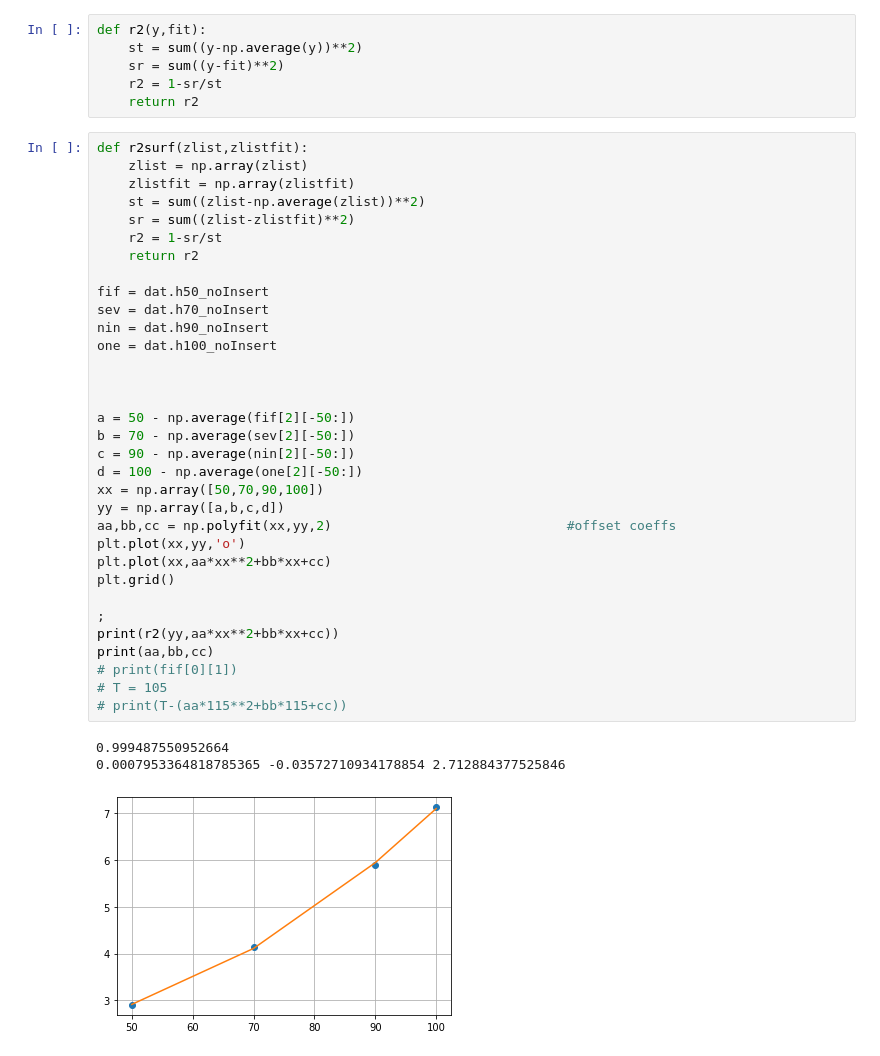
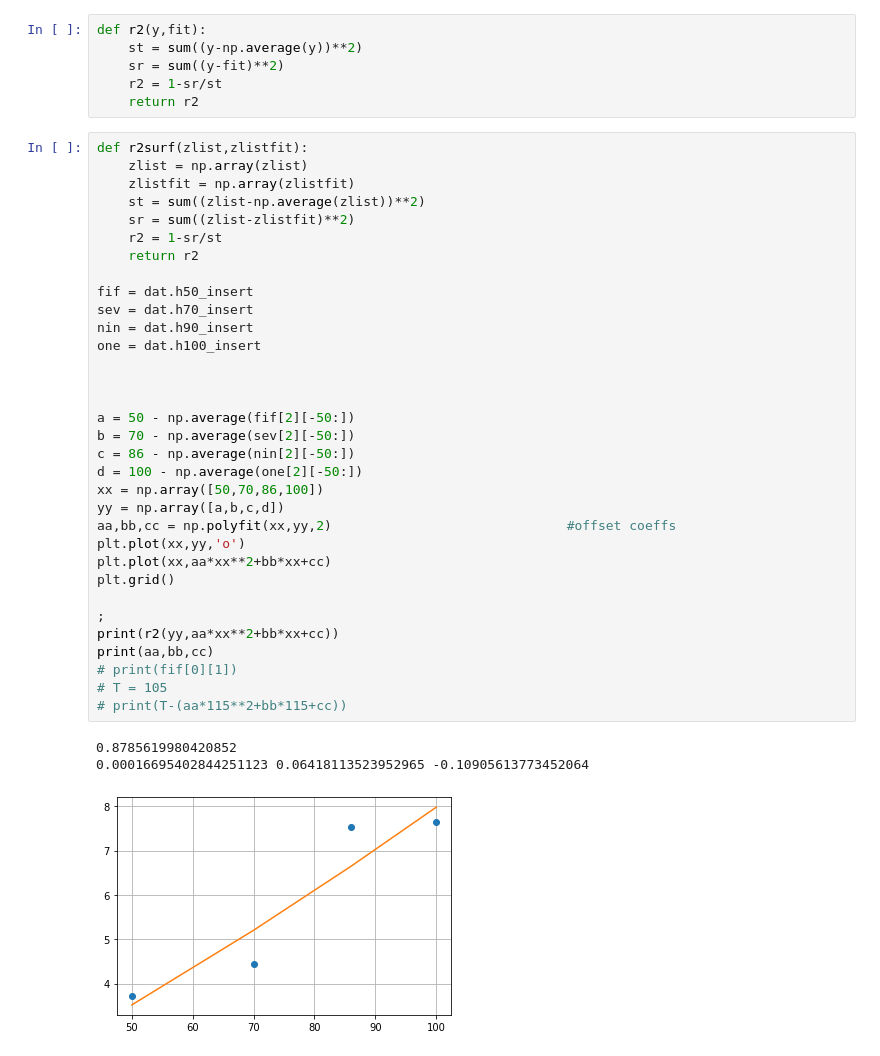
Before and after one commit to joshlwhitehead/work, a Jupyter notebook: analysis/heat/dataqstuff/kalman.ipynb, the cells around one changed output. Saved outputs shown, nothing was run; the diff lists cells and outputs as text.

```diff
--- a/analysis/heat/dataqstuff/kalman.ipynb
+++ b/analysis/heat/dataqstuff/kalman.ipynb
@@ -11,40 +11,40 @@ def r2(y,fit):
 # %%
 def r2surf(zlist,zlistfit):
     zlist = np.array(zlist)
     zlistfit = np.array(zlistfit)
     st = sum((zlist-np.average(zlist))**2)
     sr = sum((zlist-zlistfit)**2)
     r2 = 1-sr/st
     return r2
 
-fif = dat.h50_noInsert
-sev = dat.h70_noInsert
-nin = dat.h90_noInsert
-one = dat.h100_noInsert
+fif = dat.h50_insert
+sev = dat.h70_insert
+nin = dat.h90_insert
+one = dat.h100_insert
 
 
 
 a = 50 - np.average(fif[2][-50:])
 b = 70 - np.average(sev[2][-50:])
-c = 90 - np.average(nin[2][-50:])
+c = 86 - np.average(nin[2][-50:])
 d = 100 - np.average(one[2][-50:])
-xx = np.array([50,70,90,100])
+xx = np.array([50,70,86,100])
 yy = np.array([a,b,c,d])
 aa,bb,cc = np.polyfit(xx,yy,2)                              #offset coeffs
 plt.plot(xx,yy,'o')
 plt.plot(xx,aa*xx**2+bb*xx+cc)
 plt.grid()
 
 ;
 print(r2(yy,aa*xx**2+bb*xx+cc))
 print(aa,bb,cc)
 # print(fif[0][1])
 # T = 105
 # print(T-(aa*115**2+bb*115+cc))
 # %% [output]
-0.999487550952664
-0.0007953364818785365 -0.03572710934178854 2.712884377525846
+0.8785619980420852
+0.00016695402844251123 0.06418113523952965 -0.10905613773452064
-[figure, old version]
+[figure, new version]
 # %%
 rr = {}
 # set = [50,70,90,100]
```
Also changed, not shown: parts of 2 cells of this notebook, 51 other files.
